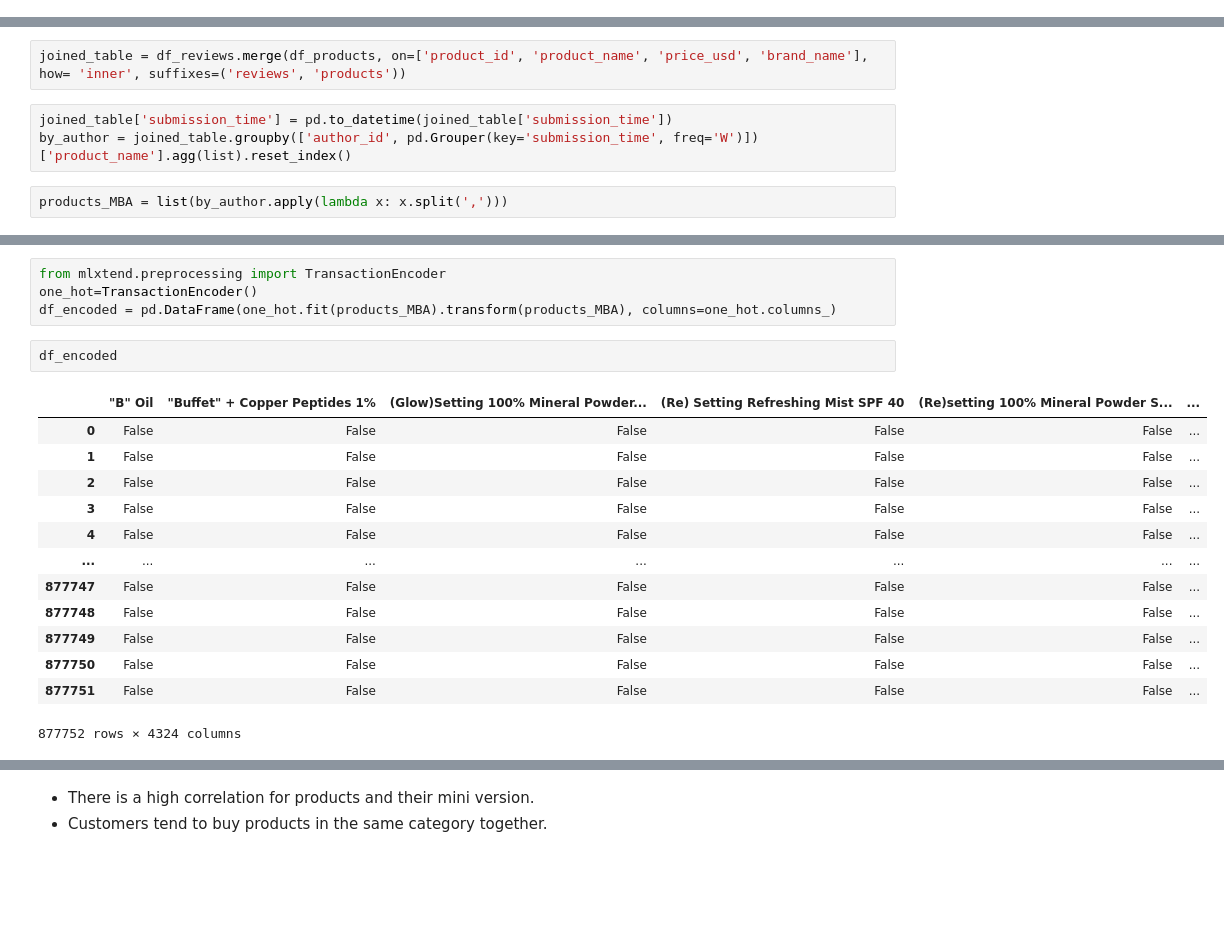
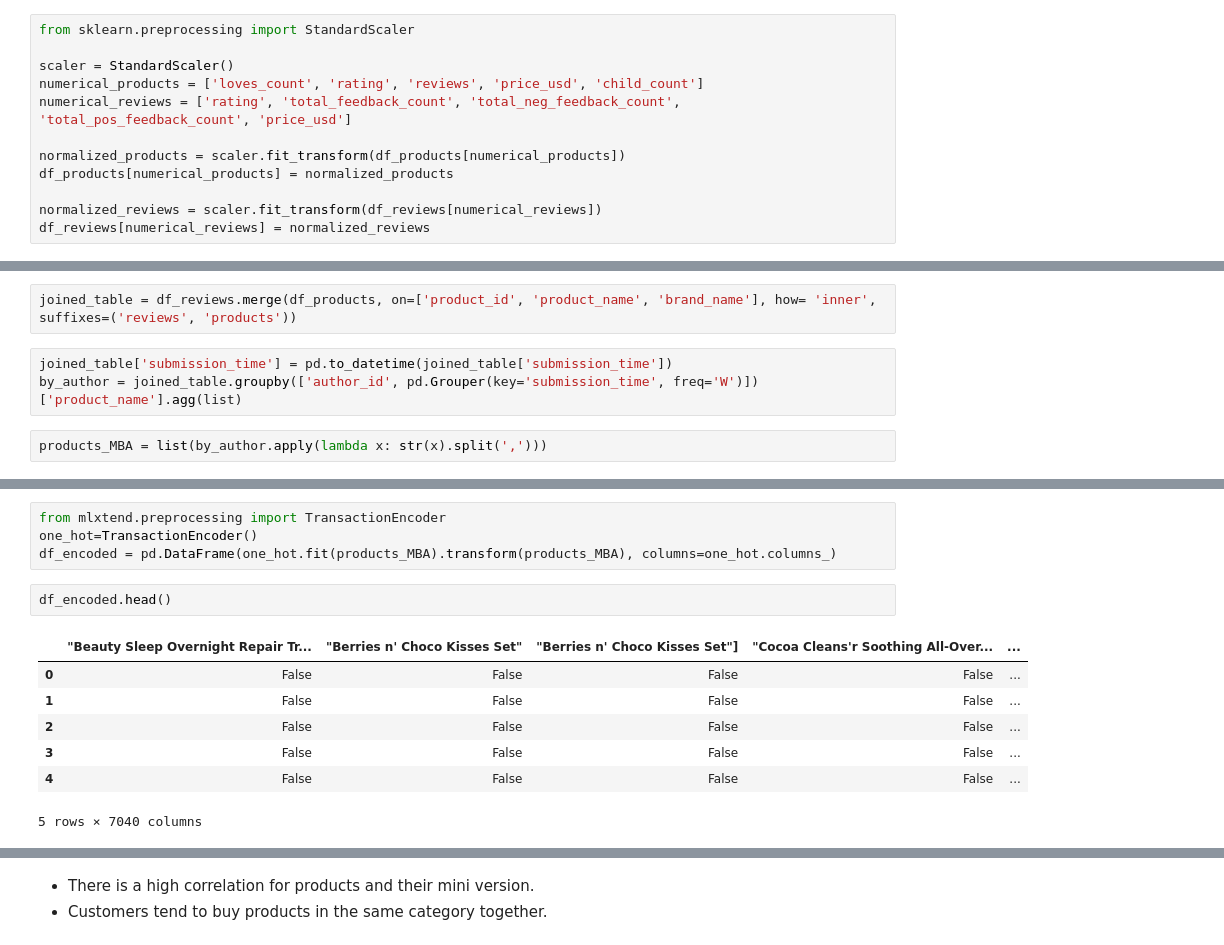
Before and after one commit to eshentong/BA820-team, a Jupyter notebook: BA820.ipynb, the cells around one changed output, grey strips where cells are left out. Drawn from its saved outputs; the diff is of its cells as text; blank space fills up the shorter version.

Commit message:
adding in preprocessing so sorry

```diff
--- a/BA820.ipynb
+++ b/BA820.ipynb
@@ -315,14 +439,26 @@ Name: author_id, Length: 578653, dtype: int64
+# %%
+from sklearn.preprocessing import StandardScaler
+
+scaler = StandardScaler()
+numerical_products = ['loves_count', 'rating', 'reviews', 'price_usd', 'child_count']
+numerical_reviews = ['rating', 'total_feedback_count', 'total_neg_feedback_count', 'total_pos_feedback_count', 'price_usd']
+
+normalized_products = scaler.fit_transform(df_products[numerical_products])
+df_products[numerical_products] = normalized_products
+
+normalized_reviews = scaler.fit_transform(df_reviews[numerical_reviews])
+df_reviews[numerical_reviews] = normalized_reviews
 # %% [markdown]
 # 3. Unsupervised Methods
 # %% [markdown]
 ## 3.1 Market Basket Analysis
 # %%
-joined_table = df_reviews.merge(df_products, on=['product_id', 'product_name', 'price_usd', 'brand_name'], how= 'inner', suffixes=('reviews', 'products'))
+joined_table = df_reviews.merge(df_products, on=['product_id', 'product_name', 'brand_name'], how= 'inner', suffixes=('reviews', 'products'))
 # %%
 joined_table['submission_time'] = pd.to_datetime(joined_table['submission_time'])
-by_author = joined_table.groupby(['author_id', pd.Grouper(key='submission_time', freq='W')])['product_name'].agg(list).reset_index()
+by_author = joined_table.groupby(['author_id', pd.Grouper(key='submission_time', freq='W')])['product_name'].agg(list)
 # %%
-products_MBA = list(by_author.apply(lambda x: x.split(',')))
+products_MBA = list(by_author.apply(lambda x: str(x).split(',')))
 # %%
 for indx, lst in enumerate(products_MBA):
   lst = [i for i in lst if i]
@@ -332,21 +468,15 @@ from mlxtend.preprocessing import TransactionEncoder
 one_hot=TransactionEncoder()
 df_encoded = pd.DataFrame(one_hot.fit(products_MBA).transform(products_MBA), columns=one_hot.columns_)
 # %%
-df_encoded
+df_encoded.head()
 # %% [output]
-|  | "B" Oil | "Buffet" + Copper Peptides 1% | (Glow)Setting 100% Mineral Powder... | (Re) Setting Refreshing Mist SPF 40 | (Re)setting 100% Mineral Powder S... | ... |
-| 0 | False | False | False | False | False | ... |
-| 1 | False | False | False | False | False | ... |
-| 2 | False | False | False | False | False | ... |
-| 3 | False | False | False | False | False | ... |
-| 4 | False | False | False | False | False | ... |
-| ... | ... | ... | ... | ... | ... | ... |
-| 877747 | False | False | False | False | False | ... |
-| 877748 | False | False | False | False | False | ... |
-| 877749 | False | False | False | False | False | ... |
-| 877750 | False | False | False | False | False | ... |
-| 877751 | False | False | False | False | False | ... |
+|  | "Beauty Sleep Overnight Repair Tr... | "Berries n' Choco Kisses Set" | "Berries n' Choco Kisses Set"] | "Cocoa Cleans'r Soothing All-Over... | ... |
+| 0 | False | False | False | False | ... |
+| 1 | False | False | False | False | ... |
+| 2 | False | False | False | False | ... |
+| 3 | False | False | False | False | ... |
+| 4 | False | False | False | False | ... |
-877752 rows × 4324 columns
+5 rows × 7040 columns
 # %%
 from mlxtend.frequent_patterns import apriori
 from mlxtend.frequent_patterns import association_rules
```
Also changed, not shown: parts of 27 cells of this notebook.
